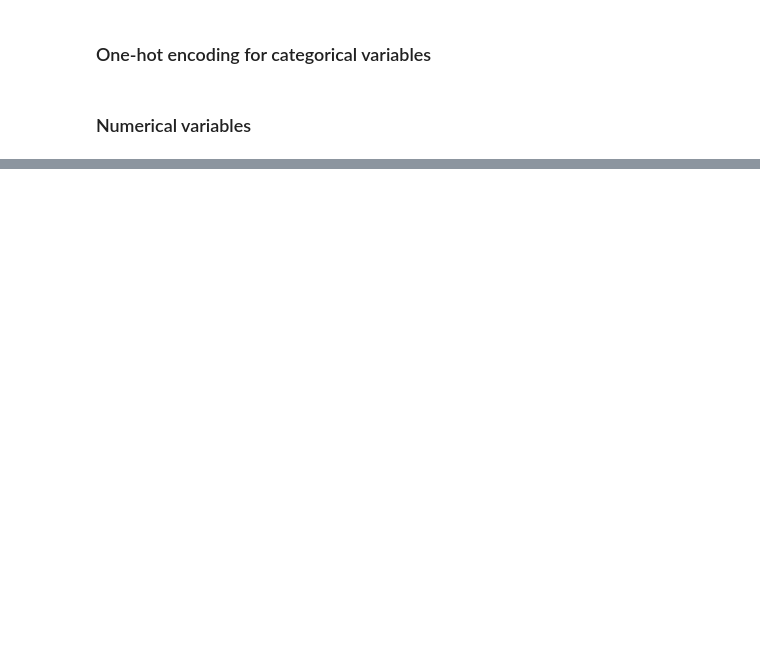
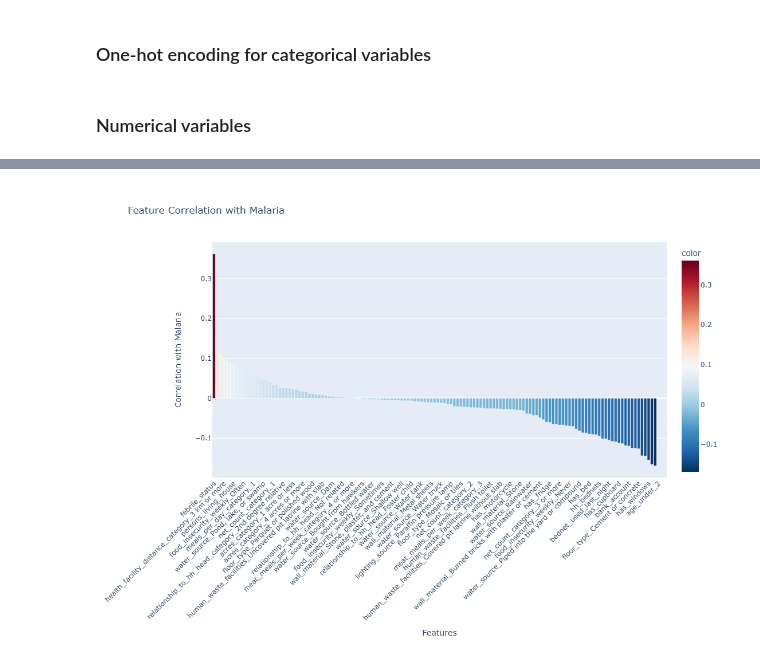
Before and after one commit to glavoy/malaria-burden-prediction, a Jupyter notebook: predicting_malaria_burden.ipynb, the cells around one changed output, grey strips where cells are left out. Saved outputs shown, nothing was run; the diff lists cells and outputs as text; code cells hidden in the pictures; blank space fills up the shorter version.

```diff
--- a/predicting_malaria_burden.ipynb
+++ b/predicting_malaria_burden.ipynb
@@ -1077,0 +1195,19 @@ plt.show()
+# %%
+import pandas as pd
+import plotly.express as px
+
+# Create a new dataframe for analysis (without modifying merged_df)
+analysis_df = merged_df.drop(columns=['household_id', 'hemoglobin_gdl', 'windows_covered',
+                                      'plasmodium_detected_thick_smear',
+                                      'plasmodium_detected_rdt', 'rdt_performed',
+                                     'plasmodium_asexual_stages_microscopy_ul',
+                                     'plasmodium_falciparum_gametocytes_microscopy'])
+
+# Compute correlation of all features with malaria
+correlation_with_malaria = analysis_df.corr()['malaria'].sort_values(ascending=False)
+
+# Remove 'malaria' from the correlation list
+correlation_with_malaria = correlation_with_malaria.drop('malaria')
+
+# Display top correlated features with malaria
+print("Top Features Correlated with Malaria:\n", correlation_with_malaria.head(20))
@@ -1077,0 +1232,15 @@ plt.show()
+# %%
+# Interactive bar chart of feature correlations with malaria
+fig = px.bar(
+    x=correlation_with_malaria.index,
+    y=correlation_with_malaria.values,
+    labels={'x': "Features", 'y': "Correlation with Malaria"},
+    title="Feature Correlation with Malaria",
+    color=correlation_with_malaria.values,
+    color_continuous_scale="RdBu_r"
+)
+
+fig.update_layout(xaxis_tickangle=-45, width=1000, height=800)
+fig.show()
+# %% [output]
+[figure, added]
```
Also changed, not shown: parts of 71 cells of this notebook, 1 other file.
